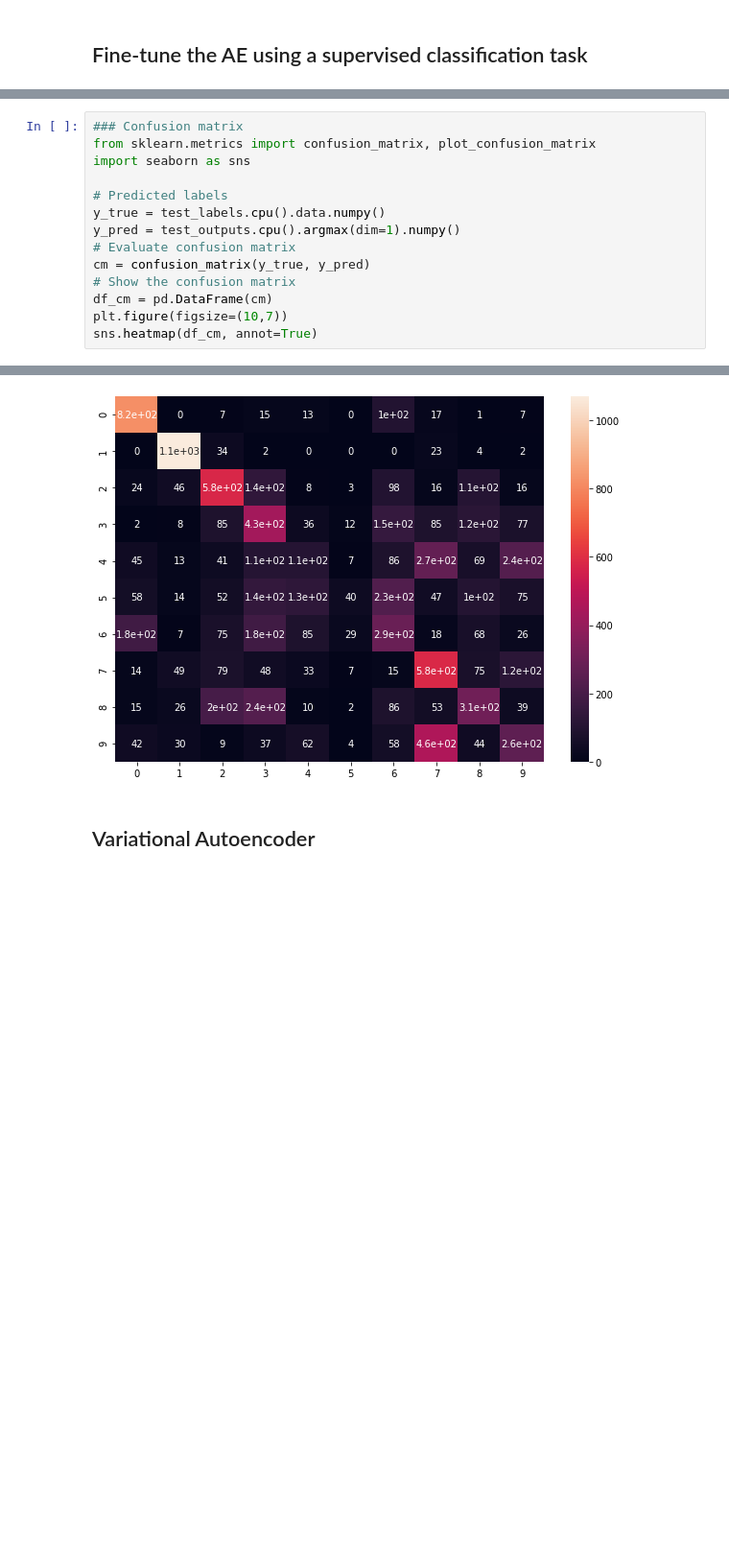
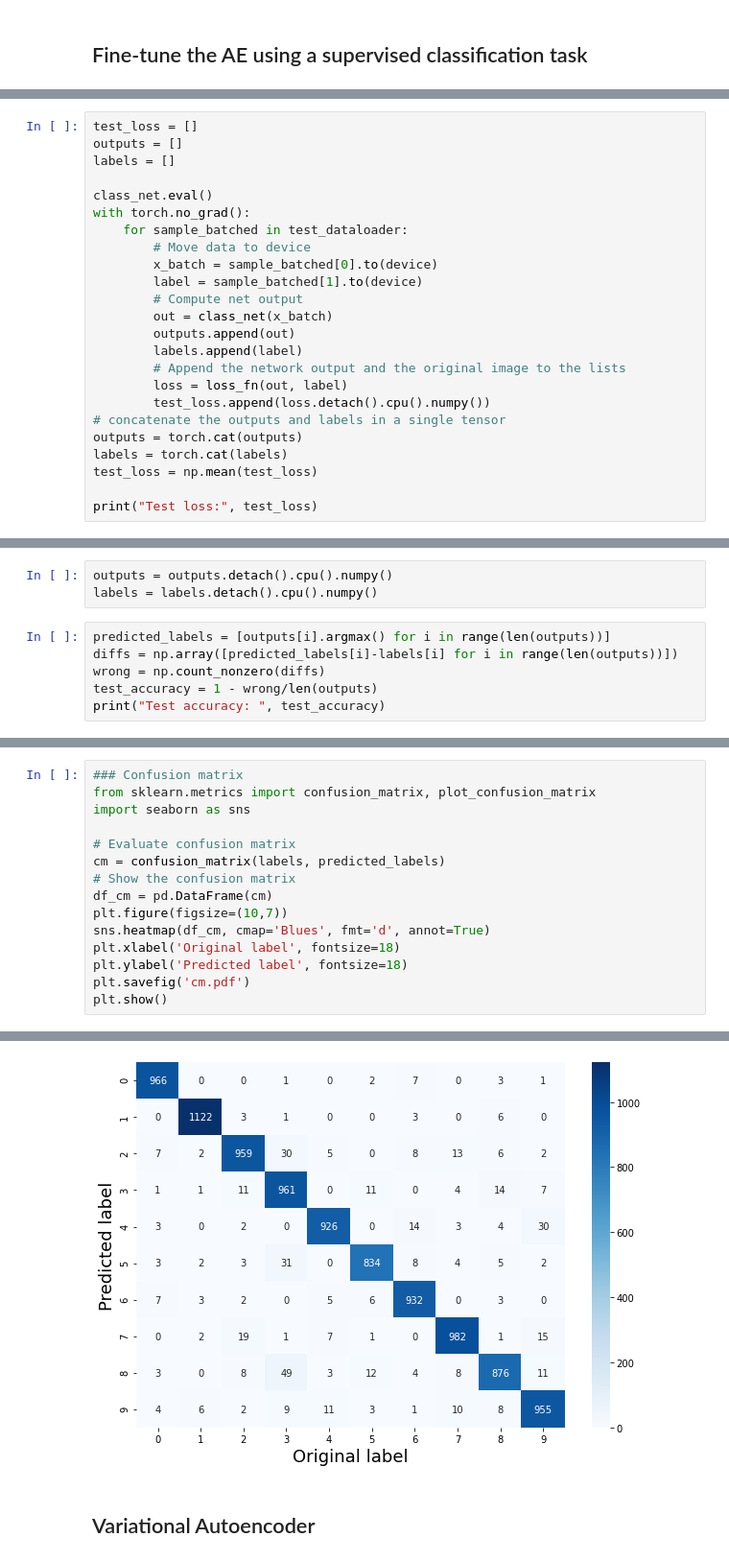
Before and after one commit to MattBortoletto/Neural-Networks-and-Deep-Learning, a Jupyter notebook: 02-Autoencoders/MatteoBortolettoHW2.ipynb, the cells around one changed output, grey strips where cells are left out. Shown at 96% size. Drawn from its saved outputs; the diff is of its cells as text; blank space fills up the shorter version.

```diff
--- a/02-Autoencoders/MatteoBortolettoHW2.ipynb
+++ b/02-Autoencoders/MatteoBortolettoHW2.ipynb
@@ -1083,0 +1109,24 @@ TEST LOSS : 1.465110421180725
+# %%
+test_loss = []
+outputs = []
+labels = []
+
+class_net.eval()
+with torch.no_grad():
+    for sample_batched in test_dataloader:
+        # Move data to device
+        x_batch = sample_batched[0].to(device)
+        label = sample_batched[1].to(device)
+        # Compute net output
+        out = class_net(x_batch)
+        outputs.append(out)
+        labels.append(label)
+        # Append the network output and the original image to the lists
+        loss = loss_fn(out, label)
+        test_loss.append(loss.detach().cpu().numpy())
+# concatenate the outputs and labels in a single tensor
+outputs = torch.cat(outputs)
+labels = torch.cat(labels)
+test_loss = np.mean(test_loss)
+
+print("Test loss:", test_loss)
@@ -1083,0 +1135,9 @@ TEST LOSS : 1.465110421180725
+# %%
+outputs = outputs.detach().cpu().numpy()
+labels = labels.detach().cpu().numpy()
+# %%
+predicted_labels = [outputs[i].argmax() for i in range(len(outputs))]
+diffs = np.array([predicted_labels[i]-labels[i] for i in range(len(outputs))])
+wrong = np.count_nonzero(diffs)
+test_accuracy = 1 - wrong/len(outputs)
+print("Test accuracy: ", test_accuracy)
@@ -1086,13 +1148,14 @@ TEST LOSS : 1.465110421180725
 from sklearn.metrics import confusion_matrix, plot_confusion_matrix
 import seaborn as sns
 
-# Predicted labels
-y_true = test_labels.cpu().data.numpy()
-y_pred = test_outputs.cpu().argmax(dim=1).numpy()
 # Evaluate confusion matrix
-cm = confusion_matrix(y_true, y_pred)
+cm = confusion_matrix(labels, predicted_labels)
 # Show the confusion matrix
 df_cm = pd.DataFrame(cm)
 plt.figure(figsize=(10,7))
-sns.heatmap(df_cm, annot=True)
+sns.heatmap(df_cm, cmap='Blues', fmt='d', annot=True)
+plt.xlabel('Original label', fontsize=18)
+plt.ylabel('Predicted label', fontsize=18)
+plt.savefig('cm.pdf')
+plt.show()
 # %% [output]
@@ -1100,3 +1162,3 @@ sns.heatmap(df_cm, annot=True)
-[figure, old version]
+[figure, new version]
 # %% [markdown]
 ## Variational Autoencoder
```
Also changed, not shown: parts of 52 cells of this notebook.
